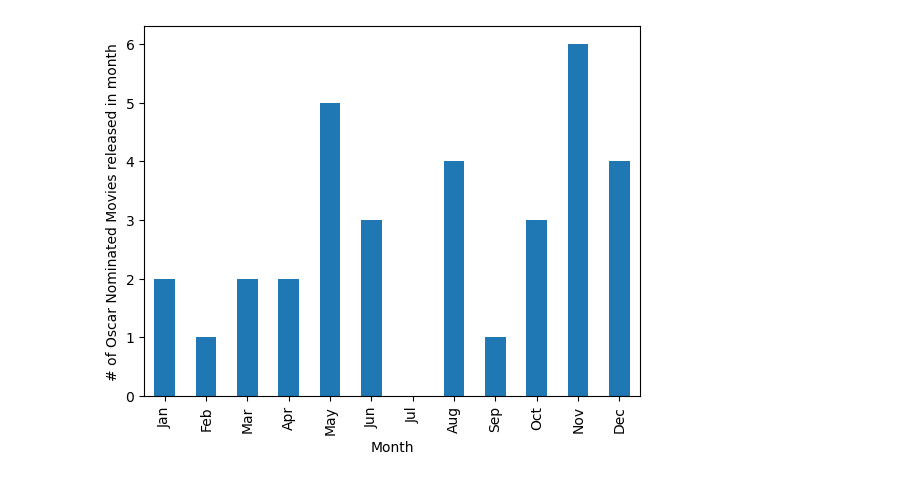
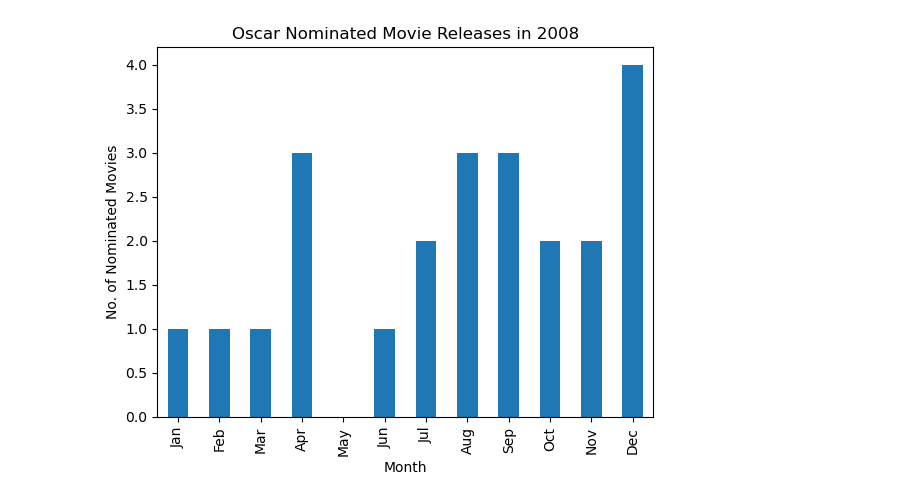
Before and after one commit to jamieah80/group-project-one, a Jupyter notebook: main_single_year.ipynb, the cells around one changed output. Saved outputs shown, nothing was run; the diff lists cells and outputs as text; code cells hidden in the pictures.

```diff
--- a/main_single_year.ipynb
+++ b/main_single_year.ipynb
@@ -26,9 +20,8 @@ all_nominees = oscar_data[["Year", "Best Picture", "Nominee 1", "Nominee 2", "No
 # %%
 base_url = "https://api.themoviedb.org/3/"
 
-#Enter year
-
-year = "2018"
+# Enter year
+year = "2008"
 
 startdate = f"{year}-01-01"
 enddate = f"{year}-12-31"
@@ -88,10 +80,10 @@ moviedata
 # %%
+# Nominated movies are added to a list by using the lambda function, and added to the moviedata dataframe as new columns
 titles = moviedata['Title'].to_list()
 noms = []
 
-
 for movie in titles:
-    mask = oscar_data[oscar_data.apply(lambda row: row.astype(str).str.contains(str(movie), case=False).any(), axis=1)]
+    mask = oscar_data[oscar_data.apply(lambda row: row.astype(str).str.contains(re.escape(str(movie)), case=False).any(), axis=1)]
     if mask.empty:
         noms.append("No")
 
@@ -102,3 +94,5 @@ for movie in titles:
             noms.append("No")
 
 moviedata['Nominated'] = noms
+
+moviedata.head()
@@ -106,0 +106,5 @@ nominatedmovies = moviedata.loc[moviedata['Nominated'] == "Yes"]
+# %%
+# moviedata dataframe is reduced to only nominated movies
+nominated_movies = moviedata.loc[moviedata['Nominated'] == "Yes"]
+
+nominated_movies.head()
@@ -107,10 +118,13 @@ nominatedmovies = moviedata.loc[moviedata['Nominated'] == "Yes"]
 # %%
+# New column is added, value is based on whether the movie was released during, or outside of Oscar Season.
 season = []
 
-for row in nominatedmovies['Month']:
+for row in nominated_movies['Month']:
     if row in ("Nov", "Dec"):
         season.append("Yes")
     else:
         season.append("No")
 
-nominatedmovies['Oscar Season'] = season
+nominated_movies['Oscar Season'] = season
+
+nominated_movies.head()
@@ -130,16 +153,21 @@ plt.show()
 # %%
-#Basic Bar Chart below
-
+# Bar Chart of number of nominated movie releases per month in 2018
 labels = moviedata["Month"].unique()
-y_axis = nominatedmovies["Month"].value_counts()
+y_axis = nominated_movies["Month"].value_counts()
 histodf = pd.DataFrame({'# of Oscar Nominated Movies released in month': y_axis}, index=labels)
 ax = histodf['# of Oscar Nominated Movies released in month'].plot(kind="bar")
+
 plt.xlabel("Month")
-plt.ylabel("# of Oscar Nominated Movies released in month")
-plt.savefig('resources/output/Oscars released by month.png')
+plt.ylabel("No. of Nominated Movies")
+
+plt.title(f'Oscar Nominated Movie Releases in {year}')
+
+# Bar chart saved to output folder
+plt.savefig(f'resources/output/{year}/bar_chart_{year}.png')
+
 plt.show()
 # %% [output]
-[figure, old version]
+[figure, new version]
 # %%
 # Assuming your data is named 'moviedata' and contains columns 'Year', 'Month', 'Vote Average', and 'Nominated'
 
```
Also changed, not shown: parts of 17 cells of this notebook, 42 other files.
